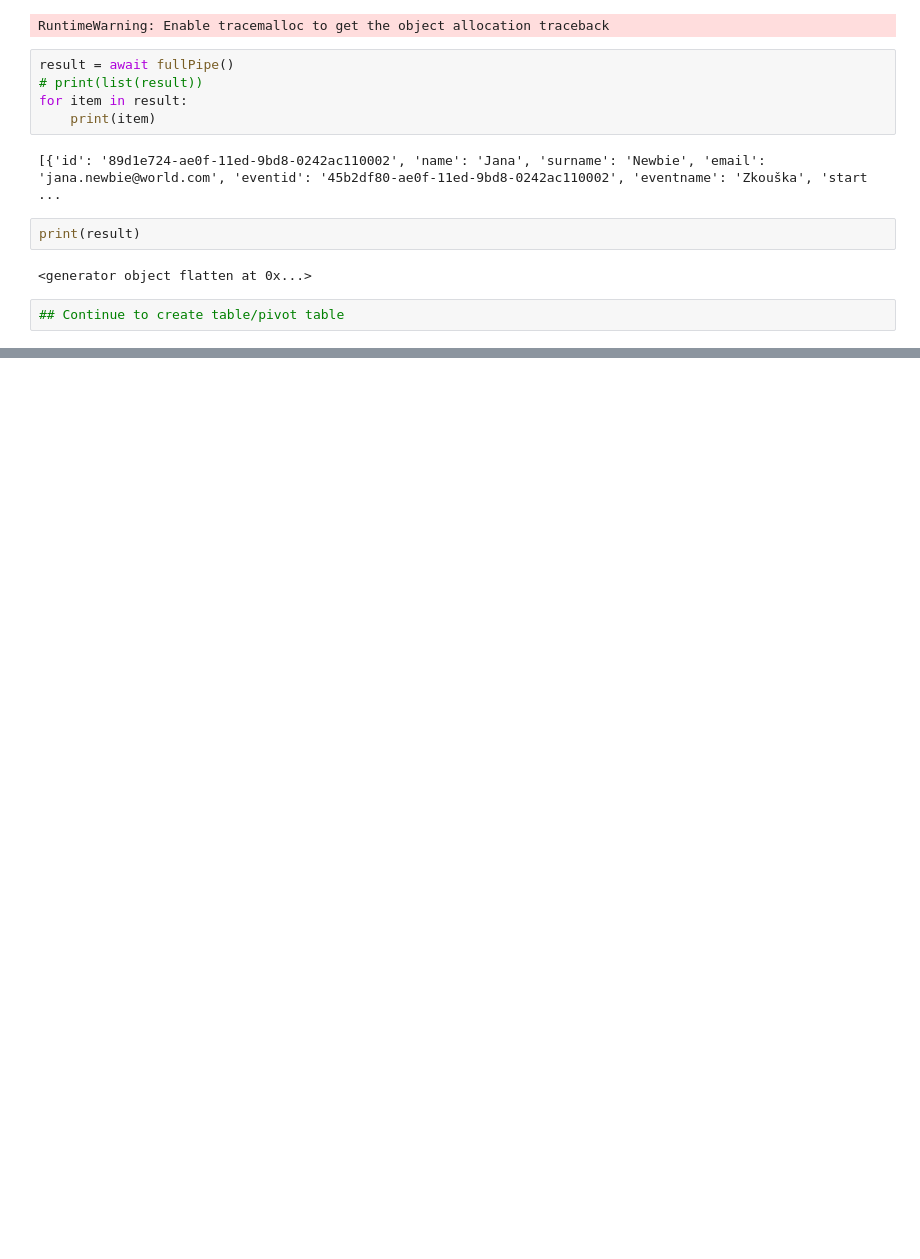
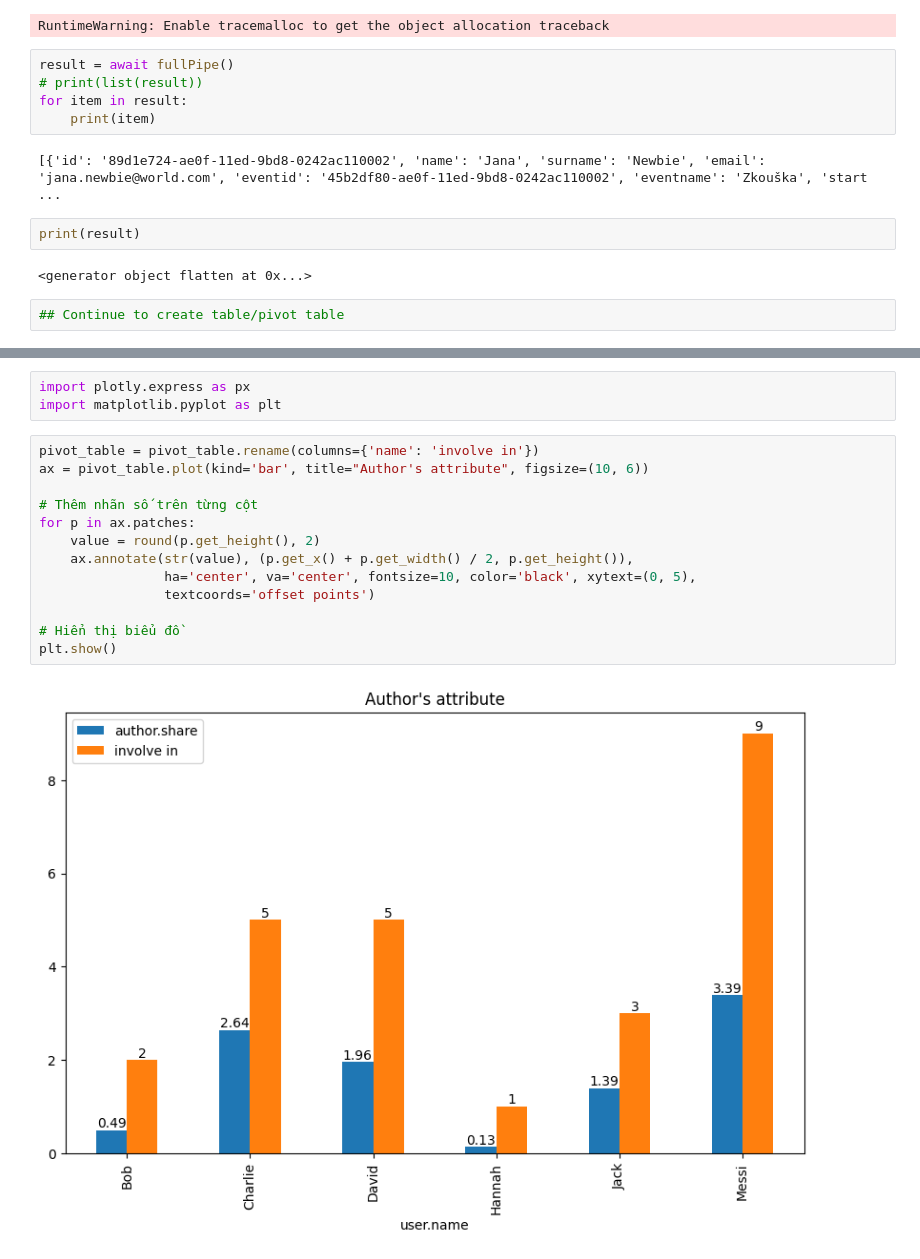
Before and after one commit to Hieulangtu/Pivot-table, a Jupyter notebook: publications.ipynb, the cells around one changed output, grey strips where cells are left out. Drawn from its saved outputs; the diff is of its cells as text; blank space fills up the shorter version.

```diff
--- a/publications.ipynb
+++ b/publications.ipynb
@@ -773,0 +763,18 @@ df5.describe()
+# %%
+import plotly.express as px
+import matplotlib.pyplot as plt
+# %%
+pivot_table = pivot_table.rename(columns={'name': 'involve in'})
+ax = pivot_table.plot(kind='bar', title="Author's attribute", figsize=(10, 6))
+
+# Thêm nhãn số trên từng cột
+for p in ax.patches:
+    value = round(p.get_height(), 2)
+    ax.annotate(str(value), (p.get_x() + p.get_width() / 2, p.get_height()),
+                ha='center', va='center', fontsize=10, color='black', xytext=(0, 5),
+                textcoords='offset points')
+
+# Hiển thị biểu đồ
+plt.show()
+# %% [output]
+[figure, added]
```
Also changed, not shown: parts of 9 cells of this notebook, 1 other file.
